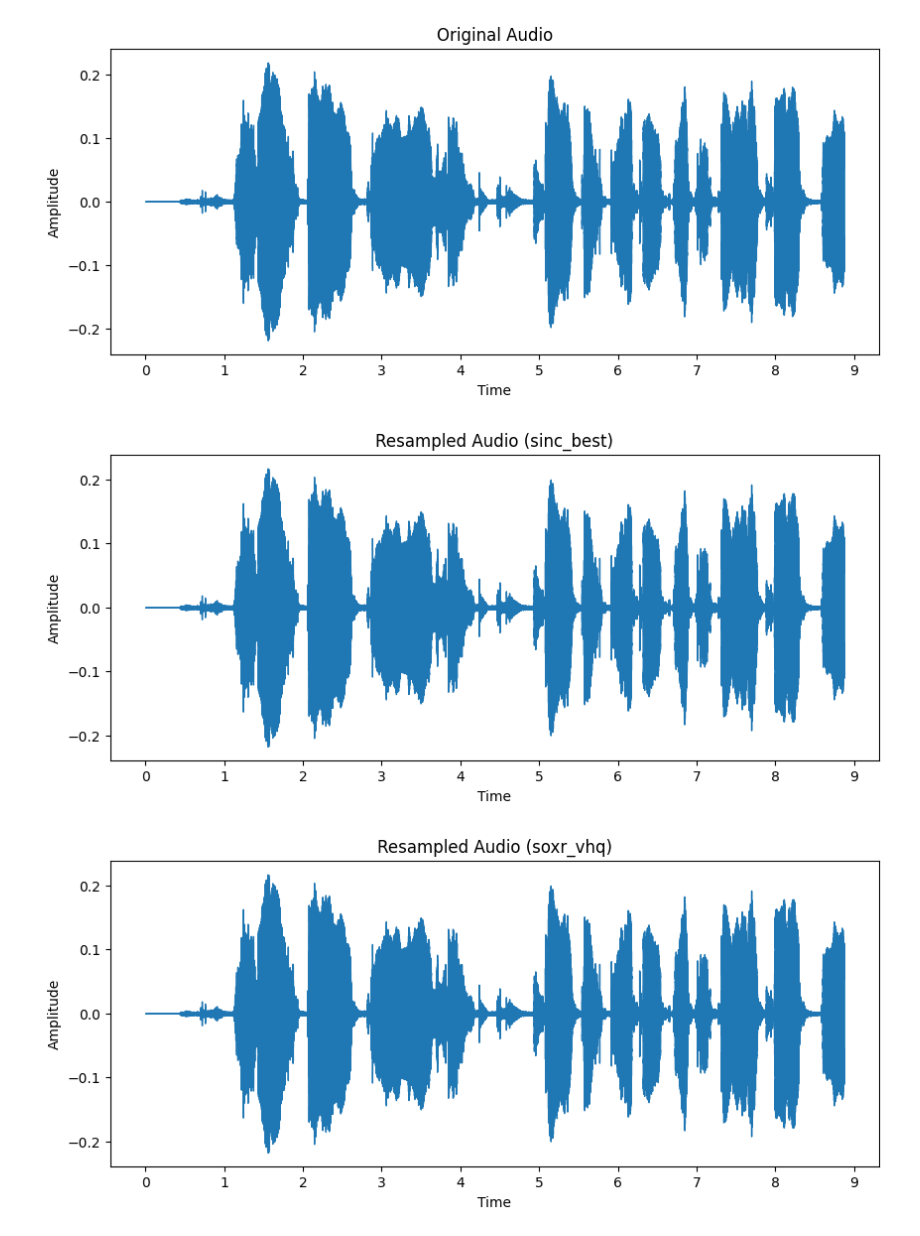
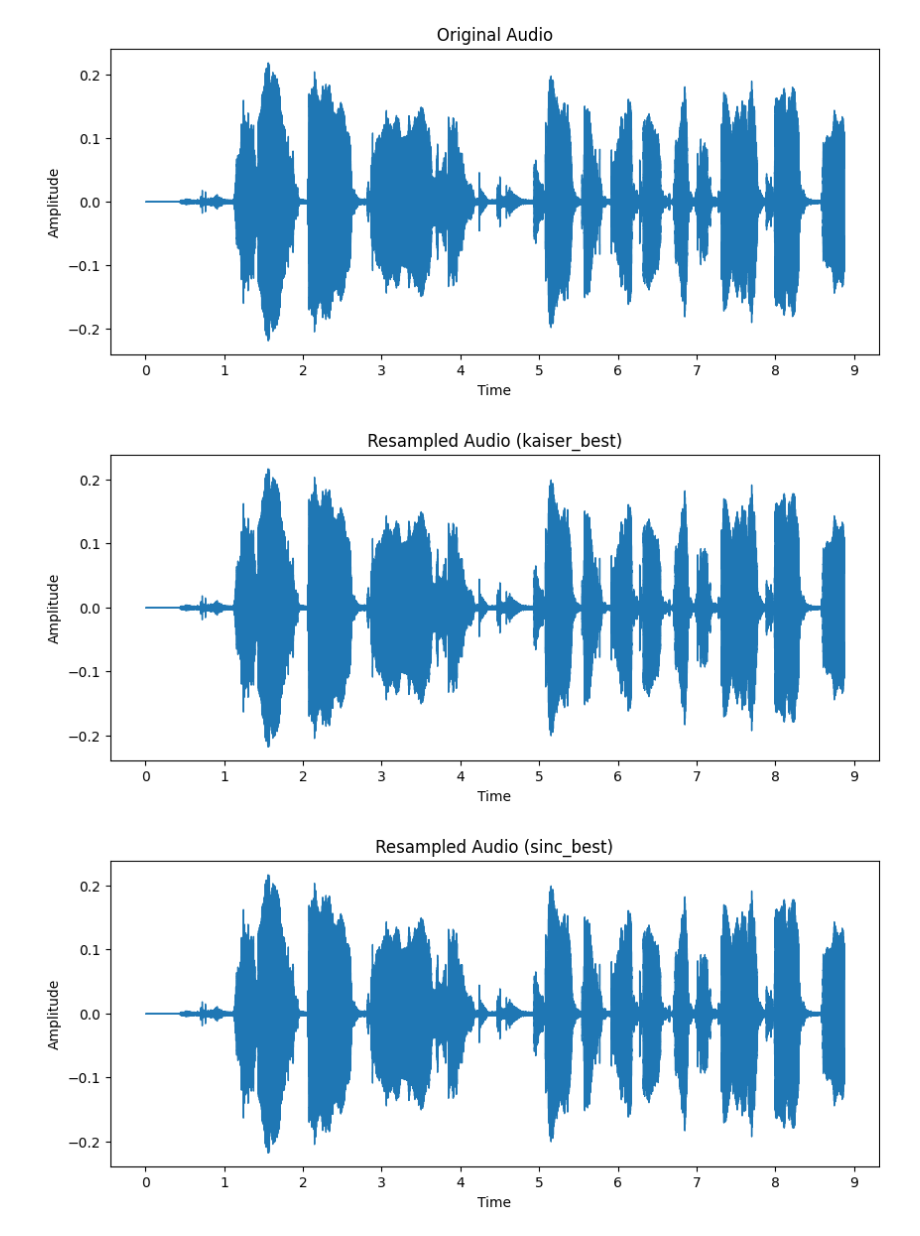
Before and after one commit to shelyuu/speaker-recognition, a Jupyter notebook: OPR000_Comparison_Func.ipynb, the cells around one changed output. Cells and saved outputs as stored; diff of their text form; code cells hidden in the pictures.

Commit message:
add audio analyser app, compare func update

```diff
--- a/OPR000_Comparison_Func.ipynb
+++ b/OPR000_Comparison_Func.ipynb
@@ -7,40 +8,44 @@
 # %%
 import time
+import numpy as np
+import matplotlib.pyplot as plt
 import samplerate
 import soxr
 import librosa
-import numpy as np
-import matplotlib.pyplot as plt
 import soundfile as sf
 
-def sr_resample(audio, ori_sample_rate, target_sample_rate, converter='kaiser_best'):
-    ratio = target_sample_rate / ori_sample_rate
-    resampled = samplerate.resample(audio, ratio, converter)
+def resample_kaiser_best(y, ori_sr, target_sr):
+    resampled = librosa.resample(y, orig_sr=ori_sr, target_sr=target_sr, res_type='kaiser_best')
     return resampled
 
-def resample_soxr_vhq(audio, ori_sample_rate, target_sample_rate):
-    resampled = soxr.resample(audio, ori_sample_rate, target_sample_rate, quality='VHQ')
+def resample_sinc_best(y, ori_sr, target_sr, converter='sinc_best'):
+    ratio = target_sr / ori_sr
+    resampled = samplerate.resample(y, ratio, converter)
     return resampled
 
-def plot_waveform(audio, sample_rate, title):
+def resample_soxr_vhq(y, ori_sr, target_sr):
+    resampled = soxr.resample(y, ori_sr, target_sr, quality='VHQ')
+    return resampled
+
+def plot_waveform(y, sample_rate, title):
     plt.figure(figsize=(10, 4))
-    librosa.display.waveshow(audio, sr=sample_rate)
+    librosa.display.waveshow(y, sr=sample_rate)
     plt.title(title)
     plt.xlabel('Time')
     plt.ylabel('Amplitude')
     plt.show()
 
-def plot_spectrogram(audio, sample_rate, title):
+def plot_spectrogram(y, sample_rate, title):
     plt.figure(figsize=(10, 4))
-    D = librosa.amplitude_to_db(np.abs(librosa.stft(audio)), ref=np.max)
+    D = librosa.amplitude_to_db(np.abs(librosa.stft(y)), ref=np.max)
     librosa.display.specshow(D, sr=sample_rate, x_axis='time', y_axis='log')
     plt.colorbar(format='%+2.0f dB')
     plt.title(title)
     plt.show()
 
-def plot_frequency(audio, sample_rate, title):
+def plot_frequency(y, sample_rate, title):
     plt.figure(figsize=(10, 4))
-    plt.magnitude_spectrum(audio, Fs=sample_rate, scale='dB')
+    plt.magnitude_spectrum(y, Fs=sample_rate, scale='dB')
     plt.title(title)
     plt.xlabel('Frequency (Hz)')
     plt.ylabel('Magnitude (dB)')
@@ -52,44 +57,47 @@ audio_path = "audio\speakers\Mendeley Data\differentPhrase\\1\\1-11.flac"
 audio, ori_sample_rate = librosa.load(audio_path, sr=None)
 target_sample_rate = 44100
 
+print(f"Original Sample Rate: {ori_sample_rate}")
+print(f"Target Sample Rate: {target_sample_rate}")
+
 # Benchmark kaiser_best
 start_time = time.time()
-resampled_audio_kaiser_best = sr_resample(audio, ori_sample_rate, target_sample_rate)
+ra_kaiser_best = resample_kaiser_best(audio, ori_sample_rate, target_sample_rate)
 kaiser_best_duration = time.time() - start_time
 print(f"kaiser_best resampling time: {kaiser_best_duration:.4f} seconds")
 
 # Benchmark sinc_best
 start_time = time.time()
-resampled_audio_sinc_best = sr_resample(audio, ori_sample_rate, target_sample_rate, converter='sinc_best')
+ra_sinc_best = resample_sinc_best(audio, ori_sample_rate, target_sample_rate)
 sinc_best_duration = time.time() - start_time
 print(f"sinc_best resampling time: {sinc_best_duration:.4f} seconds")
 
 # Benchmark soxr_vhq
 start_time = time.time()
-resampled_audio_soxr_vhq = resample_soxr_vhq(audio, ori_sample_rate, target_sample_rate)
+ra_soxr_vhq = resample_soxr_vhq(audio, ori_sample_rate, target_sample_rate)
 soxr_vhq_duration = time.time() - start_time
 print(f"soxr_vhq resampling time: {soxr_vhq_duration:.4f} seconds")
 
 # Save the resampled audio using soundfile
-sf.write(audio_output_path + 'resampled_audio_kaiser_best.wav', resampled_audio_kaiser_best, target_sample_rate)
-sf.write(audio_output_path + 'resampled_audio_sinc_best.wav', resampled_audio_sinc_best, target_sample_rate)
-sf.write(audio_output_path + 'resampled_audio_soxr_vhq.wav', resampled_audio_soxr_vhq, target_sample_rate)
+sf.write(audio_output_path + 'resampled_audio_kaiser_best.wav', ra_kaiser_best, target_sample_rate)
+sf.write(audio_output_path + 'resampled_audio_sinc_best.wav', ra_sinc_best, target_sample_rate)
+sf.write(audio_output_path + 'resampled_audio_soxr_vhq.wav', ra_soxr_vhq, target_sample_rate)
 
 # Plot waveforms
 plot_waveform(audio, ori_sample_rate, 'Original Audio')
-plot_waveform(resampled_audio_kaiser_best, target_sample_rate, 'Resampled Audio (kaiser_best)')
-plot_waveform(resampled_audio_sinc_best, target_sample_rate, 'Resampled Audio (sinc_best)')
-plot_waveform(resampled_audio_soxr_vhq, target_sample_rate, 'Resampled Audio (soxr_vhq)')
+plot_waveform(ra_kaiser_best, target_sample_rate, 'Resampled Audio (kaiser_best)')
+plot_waveform(ra_sinc_best, target_sample_rate, 'Resampled Audio (sinc_best)')
+plot_waveform(ra_soxr_vhq, target_sample_rate, 'Resampled Audio (soxr_vhq)')
 
 # Plot spectrograms
 plot_spectrogram(audio, ori_sample_rate, 'Original Audio Spectrogram')
-plot_spectrogram(resampled_audio_kaiser_best, target_sample_rate, 'Resampled Audio Spectrogram (kaiser_best)')
-plot_spectrogram(resampled_audio_sinc_best, target_sample_rate, 'Resampled Audio Spectrogram (sinc_best)')
-plot_spectrogram(resampled_audio_soxr_vhq, target_sample_rate, 'Resampled Audio Spectrogram (soxr_vhq)')
+plot_spectrogram(ra_kaiser_best, target_sample_rate, 'Resampled Audio Spectrogram (kaiser_best)')
+plot_spectrogram(ra_sinc_best, target_sample_rate, 'Resampled Audio Spectrogram (sinc_best)')
+plot_spectrogram(ra_soxr_vhq, target_sample_rate, 'Resampled Audio Spectrogram (soxr_vhq)')
 
 # Plot frequency responses
 plot_frequency(audio, ori_sample_rate, 'Original Audio Frequency Response')
-plot_frequency(resampled_audio_kaiser_best, target_sample_rate, 'Resampled Audio Frequency Response (kaiser_best)')
-plot_frequency(resampled_audio_sinc_best, target_sample_rate, 'Resampled Audio Frequency Response (sinc_best)')
-plot_frequency(resampled_audio_soxr_vhq, target_sample_rate, 'Resampled Audio Frequency Response (soxr_vhq)')
+plot_frequency(ra_kaiser_best, target_sample_rate, 'Resampled Audio Frequency Response (kaiser_best)')
+plot_frequency(ra_sinc_best, target_sample_rate, 'Resampled Audio Frequency Response (sinc_best)')
+plot_frequency(ra_soxr_vhq, target_sample_rate, 'Resampled Audio Frequency Response (soxr_vhq)')
 # %% [output]
@@ -98,3 +109,3 @@ soxr_vhq resampling time: 0.0203 seconds
 [figure]
-[figure, old version]
+[figure, new version]
 [figure]
```
Also changed, not shown: parts of 4 cells of this notebook, 1 other file.
